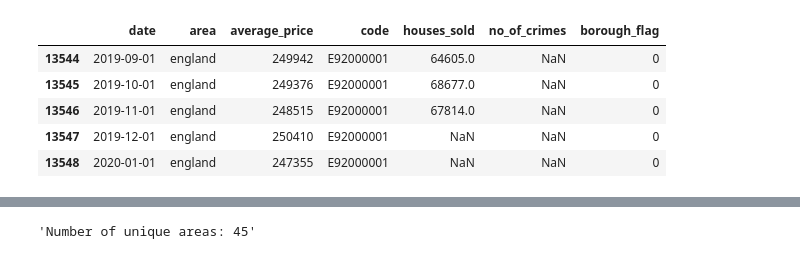
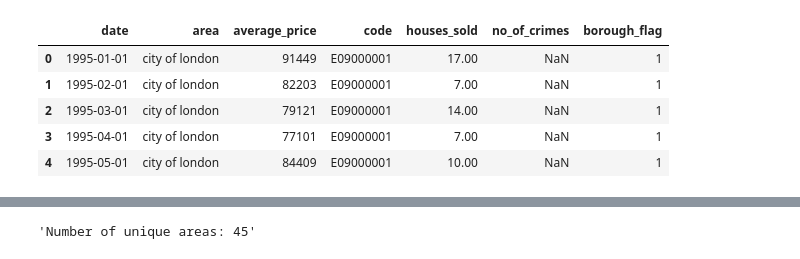
Before and after one commit to jhtkoo0426/uk-qol-analysis, a Jupyter notebook: uk-quality-of-life-analysis.ipynb, the cells around one changed output, grey strips where cells are left out. Drawn from its saved outputs; the diff is of its cells as text; code cells hidden in the pictures.

Commit message:
Kaggle Notebook | Cleaned preprocessing for Housing in London dataset

```diff
--- a/uk-quality-of-life-analysis.ipynb
+++ b/uk-quality-of-life-analysis.ipynb
@@ -11,3 +15,6 @@ import os
 import matplotlib.pyplot as plt
 import seaborn as sns
 import jedi
+
+# Supressing Panda's scientific notation
+pd.set_option('display.float_format', lambda x: '%.2f' % x)
@@ -14,10 +26,11 @@ import jedi
 # %%
-df = pd.read_csv("/kaggle/input/housing-in-london/housing_in_london_monthly_variables.csv")
-df.tail()
+# Load the Housing in London dataset (monthly)
+housing_data = pd.read_csv("/kaggle/input/housing-in-london/housing_in_london_monthly_variables.csv")
+housing_data.head()
 # %% [output]
 |  | date | area | average_price | code | houses_sold | no_of_crimes | borough_flag |
-| 13544 | 2019-09-01 | england | 249942 | E92000001 | 64605.0 | NaN | 0 |
-| 13545 | 2019-10-01 | england | 249376 | E92000001 | 68677.0 | NaN | 0 |
-| 13546 | 2019-11-01 | england | 248515 | E92000001 | 67814.0 | NaN | 0 |
-| 13547 | 2019-12-01 | england | 250410 | E92000001 | NaN | NaN | 0 |
-| 13548 | 2020-01-01 | england | 247355 | E92000001 | NaN | NaN | 0 |
+| 0 | 1995-01-01 | city of london | 91449 | E09000001 | 17.00 | NaN | 1 |
+| 1 | 1995-02-01 | city of london | 82203 | E09000001 | 7.00 | NaN | 1 |
+| 2 | 1995-03-01 | city of london | 79121 | E09000001 | 14.00 | NaN | 1 |
+| 3 | 1995-04-01 | city of london | 77101 | E09000001 | 7.00 | NaN | 1 |
+| 4 | 1995-05-01 | city of london | 84409 | E09000001 | 10.00 | NaN | 1 |
```
Also changed, not shown: parts of 30 cells of this notebook.
